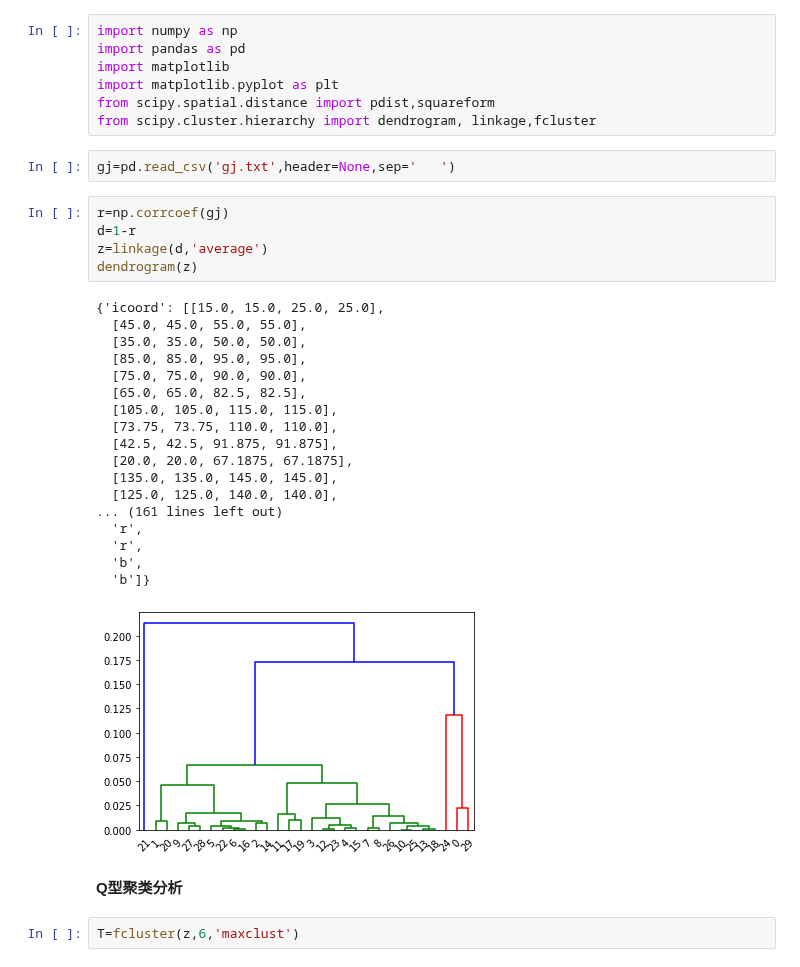
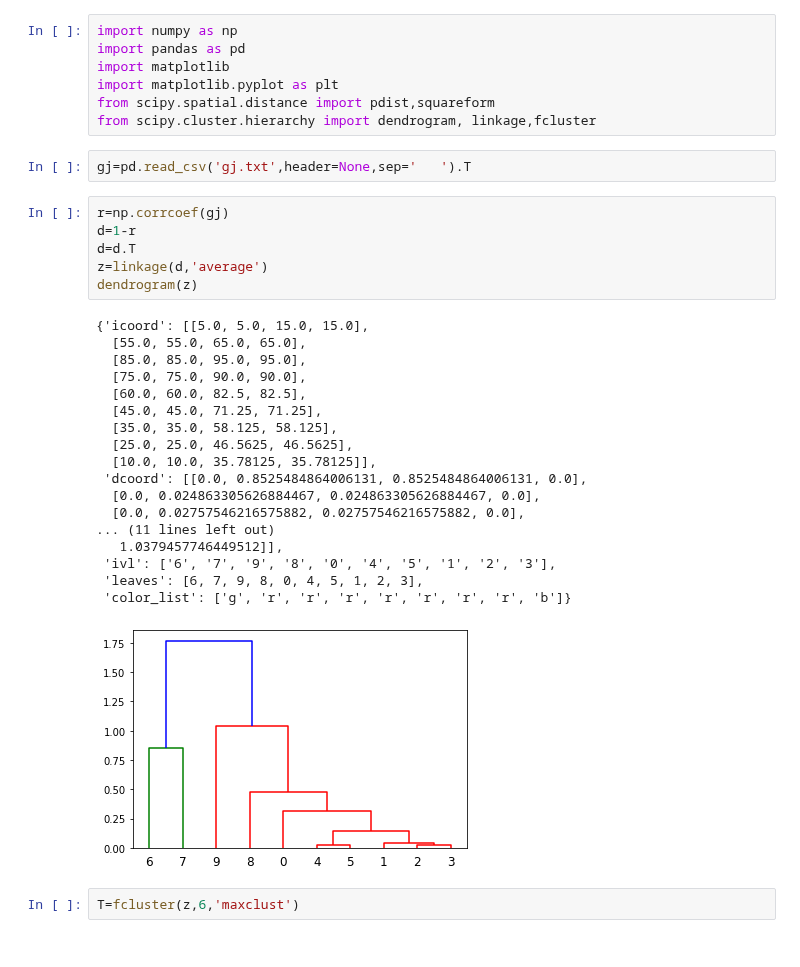
Before and after one commit to STL-CC/Mathematical-modeling-algorithm-and-Application, a Jupyter notebook: 第十章 多元分析/10.1 聚类分析/10.1聚类分析.ipynb, the cells around one changed output. Drawn from its saved outputs; the diff is of its cells as text.

```diff
--- a/第十章 多元分析/10.1 聚类分析/10.1聚类分析.ipynb
+++ b/第十章 多元分析/10.1 聚类分析/10.1聚类分析.ipynb
@@ -188,33 +189,32 @@ import matplotlib.pyplot as plt
 from scipy.spatial.distance import pdist,squareform
 from scipy.cluster.hierarchy import dendrogram, linkage,fcluster
 # %%
-gj=pd.read_csv('gj.txt',header=None,sep='	')
+gj=pd.read_csv('gj.txt',header=None,sep='	').T
 # %%
 r=np.corrcoef(gj)
 d=1-r
+d=d.T
 z=linkage(d,'average')
 dendrogram(z)
 # %% [output]
-{'icoord': [[15.0, 15.0, 25.0, 25.0],
-  [45.0, 45.0, 55.0, 55.0],
-  [35.0, 35.0, 50.0, 50.0],
+{'icoord': [[5.0, 5.0, 15.0, 15.0],
+  [55.0, 55.0, 65.0, 65.0],
   [85.0, 85.0, 95.0, 95.0],
   [75.0, 75.0, 90.0, 90.0],
-  [65.0, 65.0, 82.5, 82.5],
-  [105.0, 105.0, 115.0, 115.0],
-  [73.75, 73.75, 110.0, 110.0],
-  [42.5, 42.5, 91.875, 91.875],
-  [20.0, 20.0, 67.1875, 67.1875],
-  [135.0, 135.0, 145.0, 145.0],
-  [125.0, 125.0, 140.0, 140.0],
-... (161 lines left out)
-  'r',
-  'r',
-  'b',
-  'b']}
+  [60.0, 60.0, 82.5, 82.5],
+  [45.0, 45.0, 71.25, 71.25],
+  [35.0, 35.0, 58.125, 58.125],
+  [25.0, 25.0, 46.5625, 46.5625],
+  [10.0, 10.0, 35.78125, 35.78125]],
+ 'dcoord': [[0.0, 0.8525484864006131, 0.8525484864006131, 0.0],
+  [0.0, 0.024863305626884467, 0.024863305626884467, 0.0],
+  [0.0, 0.02757546216575882, 0.02757546216575882, 0.0],
+... (11 lines left out)
+   1.0379457746449512]],
+ 'ivl': ['6', '7', '9', '8', '0', '4', '5', '1', '2', '3'],
+ 'leaves': [6, 7, 9, 8, 0, 4, 5, 1, 2, 3],
+ 'color_list': ['g', 'r', 'r', 'r', 'r', 'r', 'r', 'r', 'b']}
-[figure, old version]
+[figure, new version]
-# %% [markdown]
-**Q型聚类分析**
 # %%
 T=fcluster(z,6,'maxclust')
 # %%
```
Also changed, not shown: parts of 4 cells of this notebook, 44 other files.
